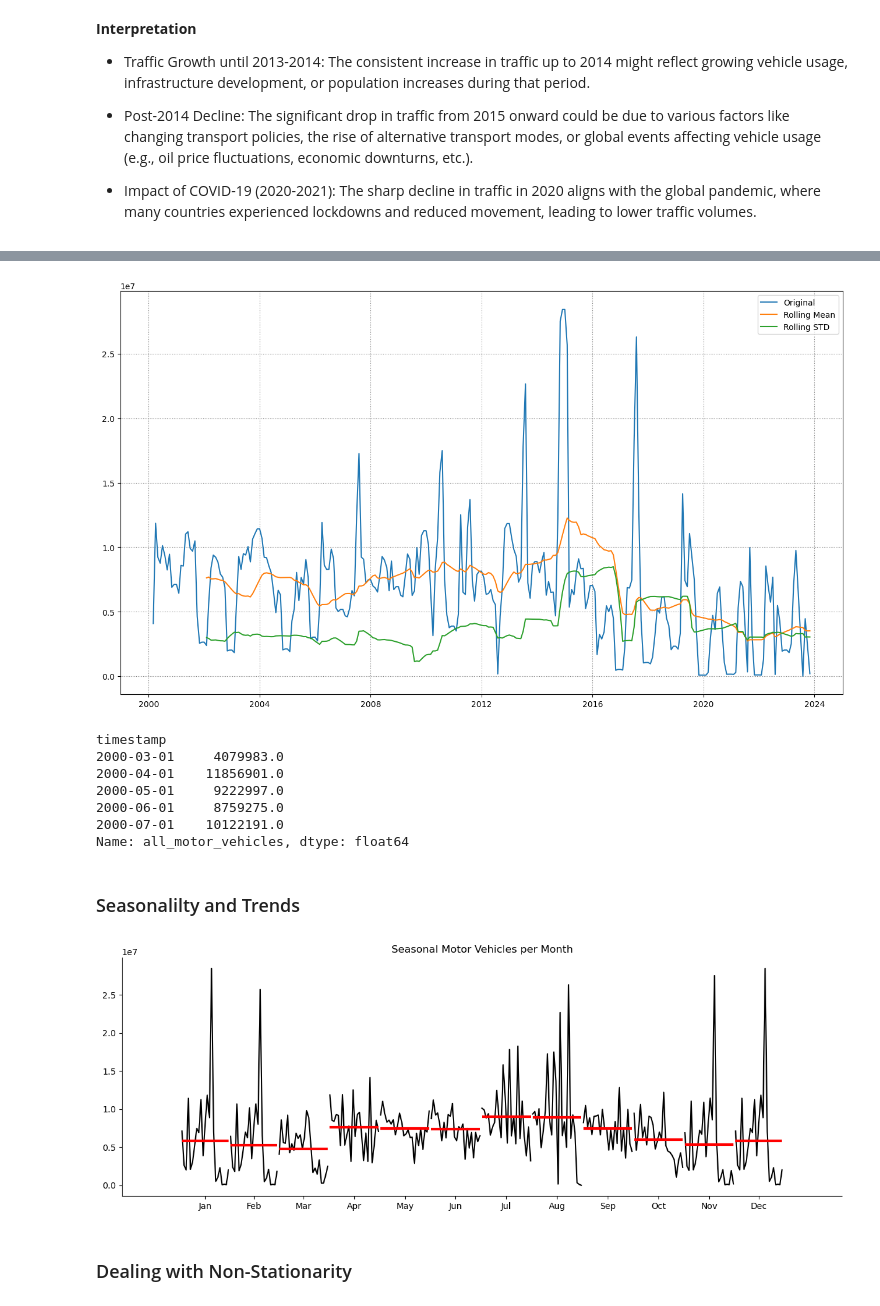
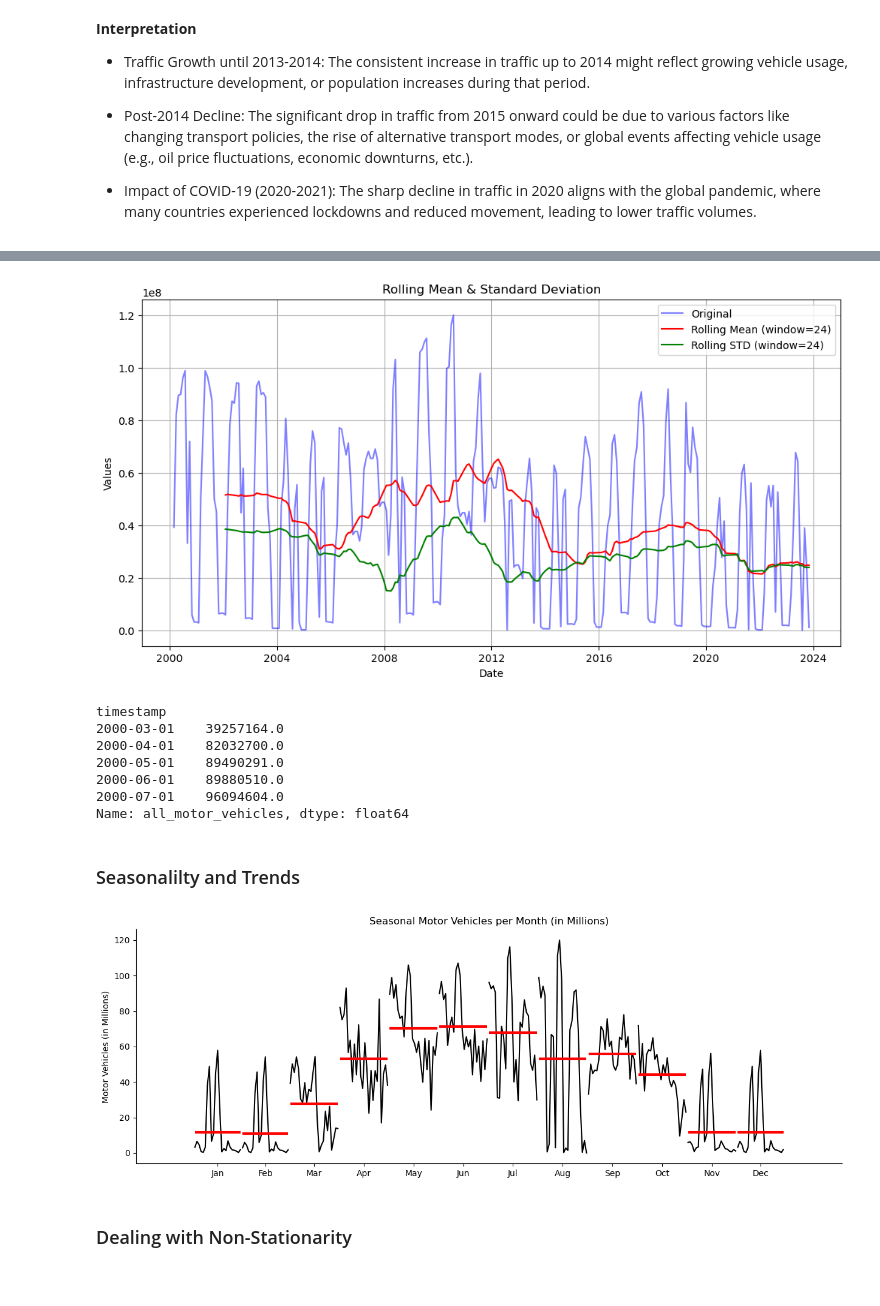
Before and after one commit to Emillia-rosette/traffic-volume-analysis, a Jupyter notebook: notebooks/02-eda.ipynb, the cells around one changed output, grey strips where cells are left out. Cells and saved outputs as stored; diff of their text form; code cells hidden in the pictures.

```diff
--- a/notebooks/02-eda.ipynb
+++ b/notebooks/02-eda.ipynb
@@ -73 +73,13 @@ east_cleaned_pd['longitude'] = east_cleaned_pd['longitude'].astype(float)
+# %%
+uk_regions = pd.read_csv(
+    '../data/pd_raw_count_revised_cleaned.csv',
+    parse_dates=['count_date', 'timestamp']
+)
+# %%
+# Ensure the correct data types for columns
+uk_regions['Month'] = uk_regions['Month'].astype(int)
+uk_regions['Day'] = uk_regions['Day'].astype(int)
+uk_regions['hour'] = uk_regions['hour'].astype(int)
+uk_regions['latitude'] = uk_regions['latitude'].astype(float)
+uk_regions['longitude'] = uk_regions['longitude'].astype(float)
 # %%
@@ -119,2 +133,4 @@ timestamp               0
 dtype: int64
+# %%
+uk_regions.dropna(inplace=True)
 # %%
@@ -285,6 +318,6 @@ print(east_cleaned_pd[['timestamp', 'count_date', 'hour']].head())
 # %%
 # group by 'timestamp' - this is the hourly data
-hourly_grouped_data = east_cleaned_pd.groupby('timestamp').agg({"all_motor_vehicles": sum}).reset_index()
+hourly_grouped_data = uk_regions.groupby('timestamp').agg({"all_motor_vehicles": sum}).reset_index()
 hourly_grouped_data.head()
 # %% [output]
 |  | timestamp | all_motor_vehicles |
@@ -662,16 +655,16 @@ plot_rolling_mean_and_std(monthly_data['all_motor_vehicles'], window=12)
 # Plot the rolling mean and standard deviation for a 24-month window
 plot_rolling_mean_and_std(monthly_data['all_motor_vehicles'], window=24)
 # %% [output]
-[figure, old version]
+[figure, new version]
 # %%
 monthly_data["all_motor_vehicles"].head()
 # %% [output]
 timestamp
-2000-03-01     4079983.0
-2000-04-01    11856901.0
-2000-05-01     9222997.0
-2000-06-01     8759275.0
-2000-07-01    10122191.0
+2000-03-01    39257164.0
+2000-04-01    82032700.0
+2000-05-01    89490291.0
+2000-06-01    89880510.0
+2000-07-01    96094604.0
 Name: all_motor_vehicles, dtype: float64
 # %% [markdown]
 ### Seasonalilty and Trends
@@ -680,13 +671,20 @@ from statsmodels.graphics.tsaplots import month_plot
 # %%
+from statsmodels.graphics.tsaplots import month_plot
+
+# Convert the traffic volume to millions for easier understanding
+monthly_data['all_motor_vehicles_millions'] = monthly_data['all_motor_vehicles'] / 1e6
+
+# Plot the seasonal motor vehicles per month with the adjusted values
 plt.figure(figsize=(15, 5))
 
-# create the seasonal plot
-month_plot(monthly_data["all_motor_vehicles"], ax=plt.gca())
-plt.title("Seasonal Motor Vehicles per Month")
+# Create the seasonal plot with the modified values
+month_plot(monthly_data["all_motor_vehicles_millions"], ax=plt.gca())
+plt.title("Seasonal Motor Vehicles per Month (in Millions)")
+plt.ylabel("Motor Vehicles (in Millions)")
 sns.despine()
 plt.show()
 # %% [output]
-[figure, old version]
+[figure, new version]
 # %% [markdown]
 ### Dealing with Non-Stationarity
 # %%
```
Also changed, not shown: parts of 64 cells of this notebook, 8 other files.
